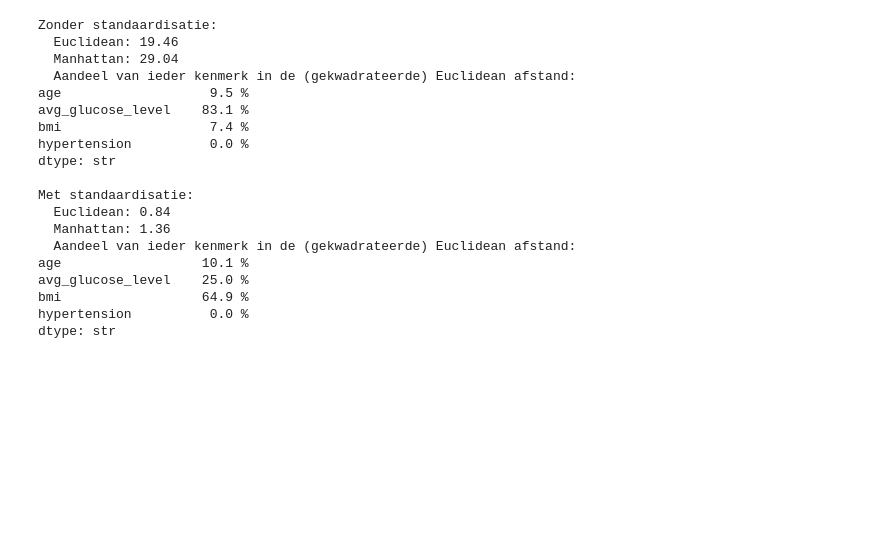
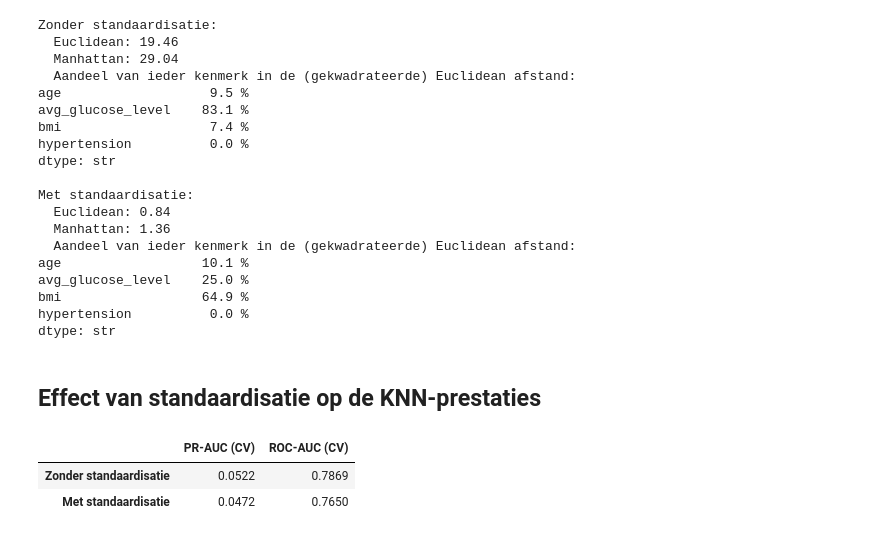
Before and after one commit to Artheriax/Machine-learning-3, a Jupyter notebook: Persoon A/Portfolio-opdracht-1.ipynb, the cells around one changed output. Cells and saved outputs as stored; diff of their text form; code cells hidden in the pictures; blank space fills up the shorter version.

Commit message:
standaardisatie op KNN

```diff
--- a/Persoon A/Portfolio-opdracht-1.ipynb
+++ b/Persoon A/Portfolio-opdracht-1.ipynb
@@ -611,3 +613,40 @@ avg_glucose_level    25.0 %
 bmi                  64.9 %
 hypertension          0.0 %
 dtype: str
+# %% [markdown]
+## Effect van standaardisatie op de KNN-prestaties
+# %%
+#5 voudige gestratifieerde cross-validation voor KNN, met en zonder standaardisatie
+from sklearn.model_selection import cross_val_score, validation_curve
+
+#de data wordt in 5 delen verdeeld,waarbij de verdeling van de verhouding in de target gelijk is in elke deel
+cv_knn = StratifiedKFold(n_splits=5, shuffle=True, random_state=RANDOM_STATE)
+# Pipeline ZONDER scaling:
+knn_zonder_scaling = ImbPipeline([
+    ('imputer', SimpleImputer(strategy='median')),   #imputeert ontbrekende waarden met de mediaan,
+    ('smote', SMOTE(random_state=RANDOM_STATE)), #  SMOTE toepassen (balanceren van de klassen op de trainingsfold)
+    ('classifier', KNeighborsClassifier(n_neighbors=51)) #traint een KNN met K=51
+])
+# Pipeline MET scaling: dezelfde stappen (imputeren, SMOTE, KNN-K=51),
+knn_met_scaling = maak_pipeline(KNeighborsClassifier(n_neighbors=51), use_smote=True)
+
+# Dictionary om de gemiddelde scores per variant in te bewaren
+scaling_vergelijking = {}
+# Loop over beide varianten: zonder scaling en met scaling
+for naam, pipe in [('Zonder standaardisatie', knn_zonder_scaling),
+                   ('Met standaardisatie', knn_met_scaling)]:
+     # Kruisvalidatie PR-AUC gemiddeld over 5 folds
+    pr_auc = cross_val_score(pipe, X_tr, y_tr, cv=cv_knn,
+                             scoring='average_precision', n_jobs=-1)
+    # Zelfde voor ROC-AUC
+    roc_auc = cross_val_score(pipe, X_tr, y_tr, cv=cv_knn,
+                              scoring='roc_auc', n_jobs=-1)
+     # Gemiddelde scores opslaan per variant
+    scaling_vergelijking[naam] = {'PR-AUC (CV)': pr_auc.mean(),
+                                  'ROC-AUC (CV)': roc_auc.mean()}
+#resultaten tonen in een tabel afgerond op 4 decimalen
+display(pd.DataFrame(scaling_vergelijking).T.round(4))
+# %% [output]
+|  | PR-AUC (CV) | ROC-AUC (CV) |
+| Zonder standaardisatie | 0.0522 | 0.7869 |
+| Met standaardisatie | 0.0472 | 0.7650 |
```
Also changed, not shown: parts of 1 cell of this notebook.
